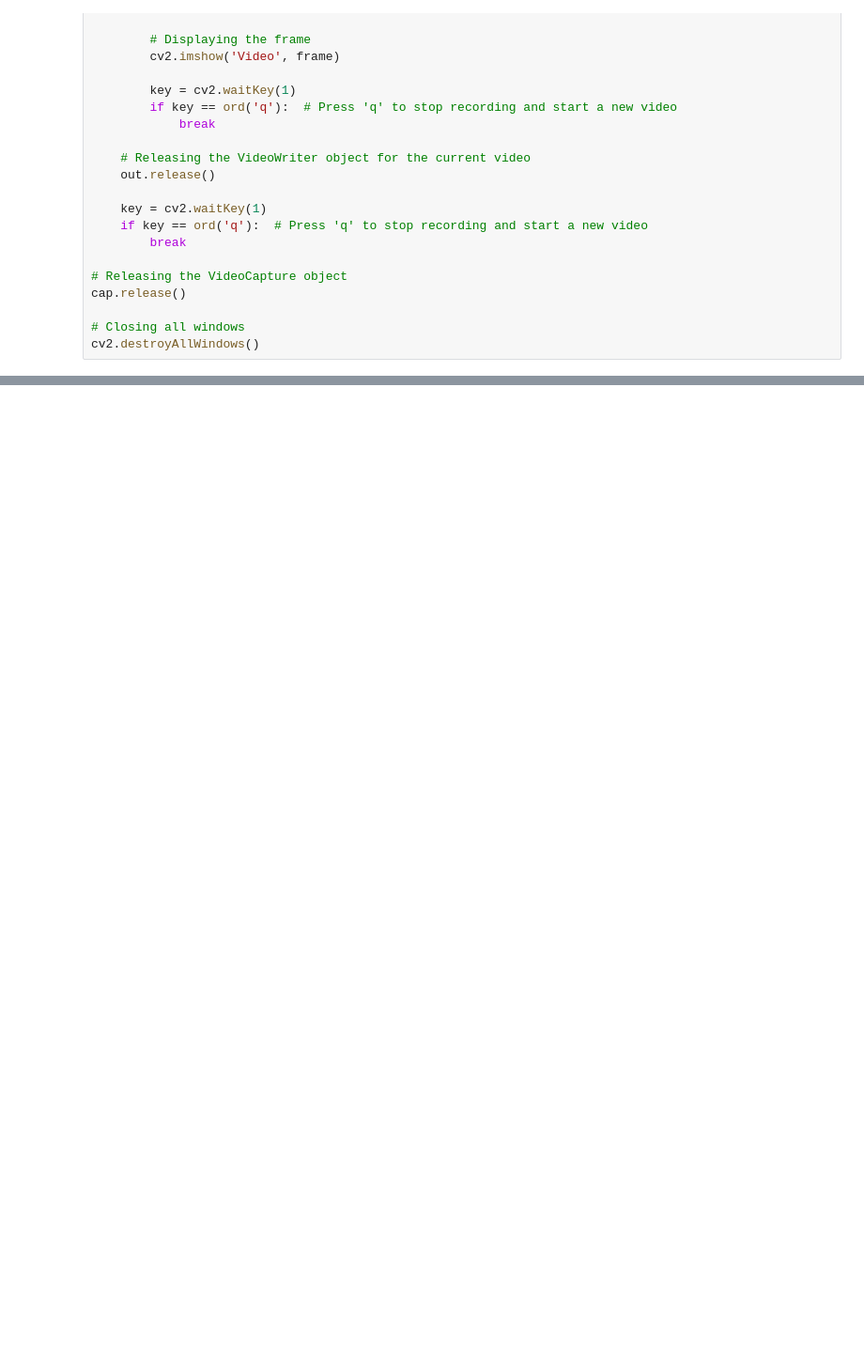
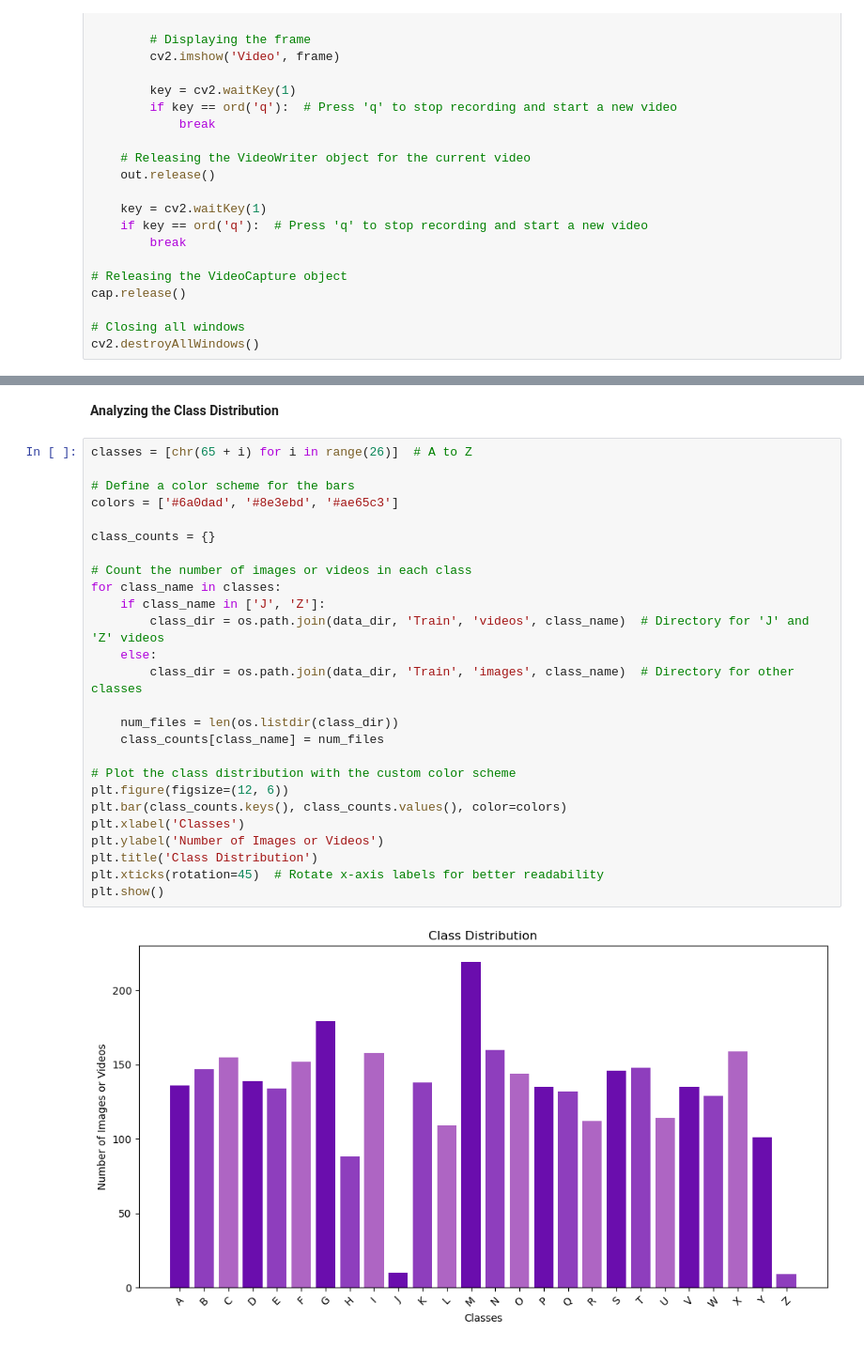
Before and after one commit to martin-ngugi/KSL, a Jupyter notebook: student.ipynb, the cells around one changed output, grey strips where cells are left out. Shown at 94% size. Drawn from its saved outputs; the diff is of its cells as text; blank space fills up the shorter version.

```diff
--- a/student.ipynb
+++ b/student.ipynb
@@ -188,0 +332,30 @@ cv2.destroyAllWindows()
+# %% [markdown]
+ **Analyzing the Class Distribution**
+# %%
+classes = [chr(65 + i) for i in range(26)]  # A to Z
+
+# Define a color scheme for the bars
+colors = ['#6a0dad', '#8e3ebd', '#ae65c3']
+
+class_counts = {}
+
+# Count the number of images or videos in each class
+for class_name in classes:
+    if class_name in ['J', 'Z']:
+        class_dir = os.path.join(data_dir, 'Train', 'videos', class_name)  # Directory for 'J' and 'Z' videos
+    else:
+        class_dir = os.path.join(data_dir, 'Train', 'images', class_name)  # Directory for other classes
+
+    num_files = len(os.listdir(class_dir))
+    class_counts[class_name] = num_files
+
+# Plot the class distribution with the custom color scheme
+plt.figure(figsize=(12, 6))
+plt.bar(class_counts.keys(), class_counts.values(), color=colors)
+plt.xlabel('Classes')
+plt.ylabel('Number of Images or Videos')
+plt.title('Class Distribution')
+plt.xticks(rotation=45)  # Rotate x-axis labels for better readability
+plt.show()
+# %% [output]
+[figure, added]
```
Also changed, not shown: parts of 8 cells of this notebook.
